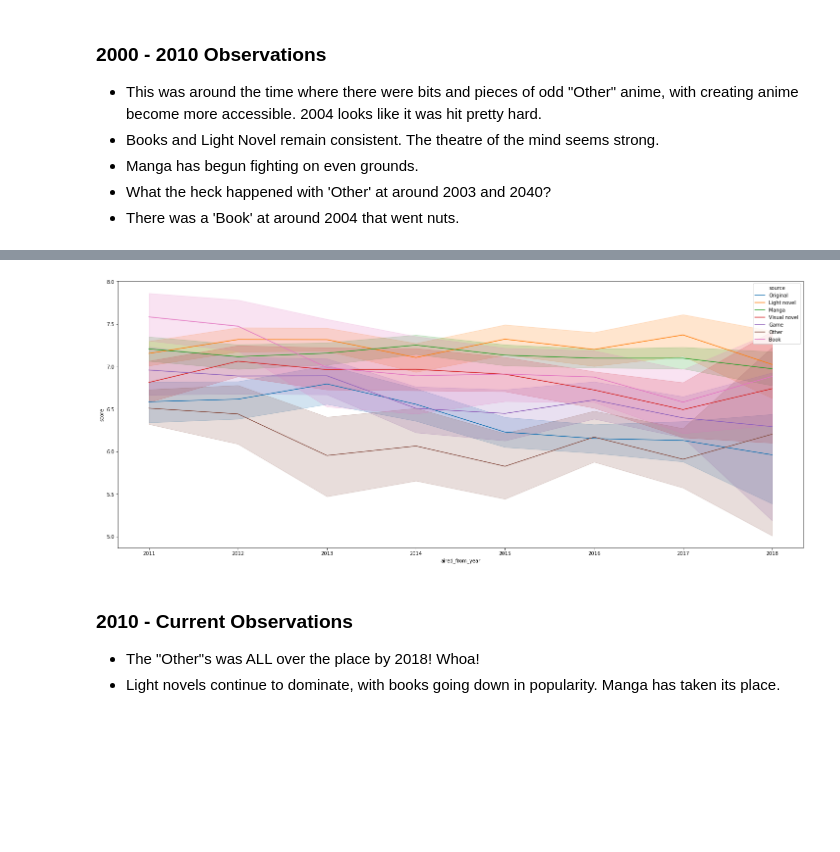
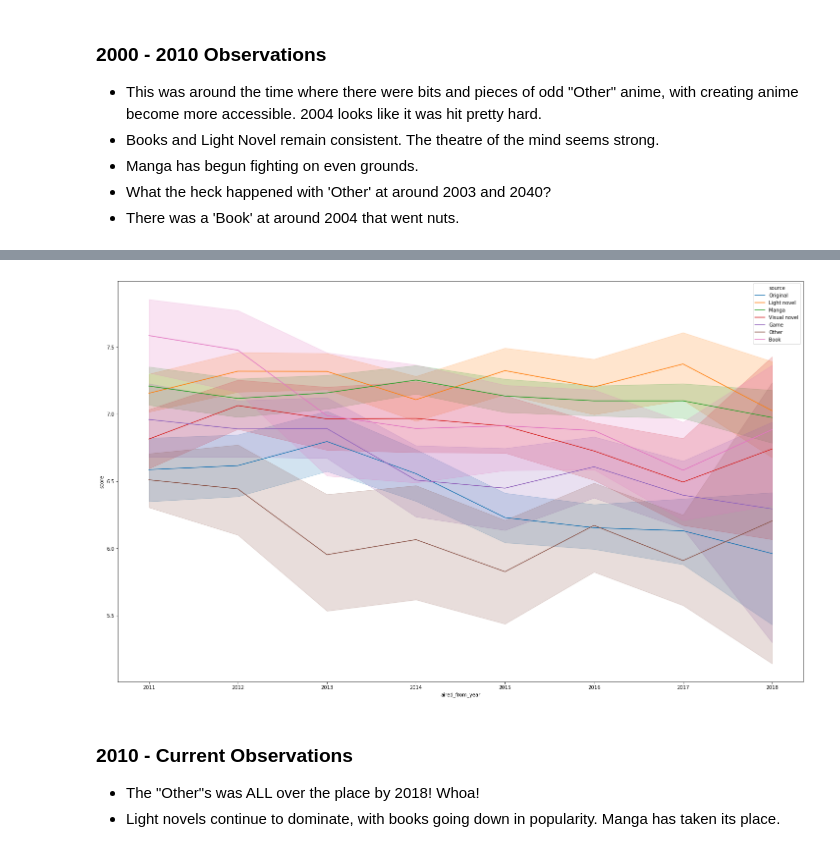
Before and after one commit to pomfy113/DataSci1.1-Work, a Jupyter notebook: Anime Project/AnimeData.ipynb, the cells around one changed output, grey strips where cells are left out. Drawn from its saved outputs; the diff is of its cells as text; code cells hidden in the pictures; blank space fills up the shorter version.

```diff
--- a/Anime Project/AnimeData.ipynb
+++ b/Anime Project/AnimeData.ipynb
@@ -142,10 +161,10 @@ df[(df['aired_from_year'] == 2004) & (df['source'] == 'Other')]
 | 5209 | 4689 | Kaze no Toori Michi | The Path of Wind | カゼノトオリミチ | Music | Other | 6.14 | 1039 | 6963.0 | ... |
 | 423 | 166 | Samurai 7 | Samurai 7 | サムライセブン | TV | Other | 7.57 | 44550 | 1438.0 | ... |
 # %%
-plt.figure(figsize=(25,10))
+plt.figure(figsize=(25,15))
 ax = sns.lineplot(x="aired_from_year", y="score", hue="source", data=df[df['aired_from_year']> 2010])
 # %% [output]
-[figure, old version]
+[figure, new version]
 # %% [markdown]
 ### 2010 - Current Observations
 - The "Other"s was ALL over the place by 2018! Whoa!
```
Also changed, not shown: parts of 5 cells of this notebook.
